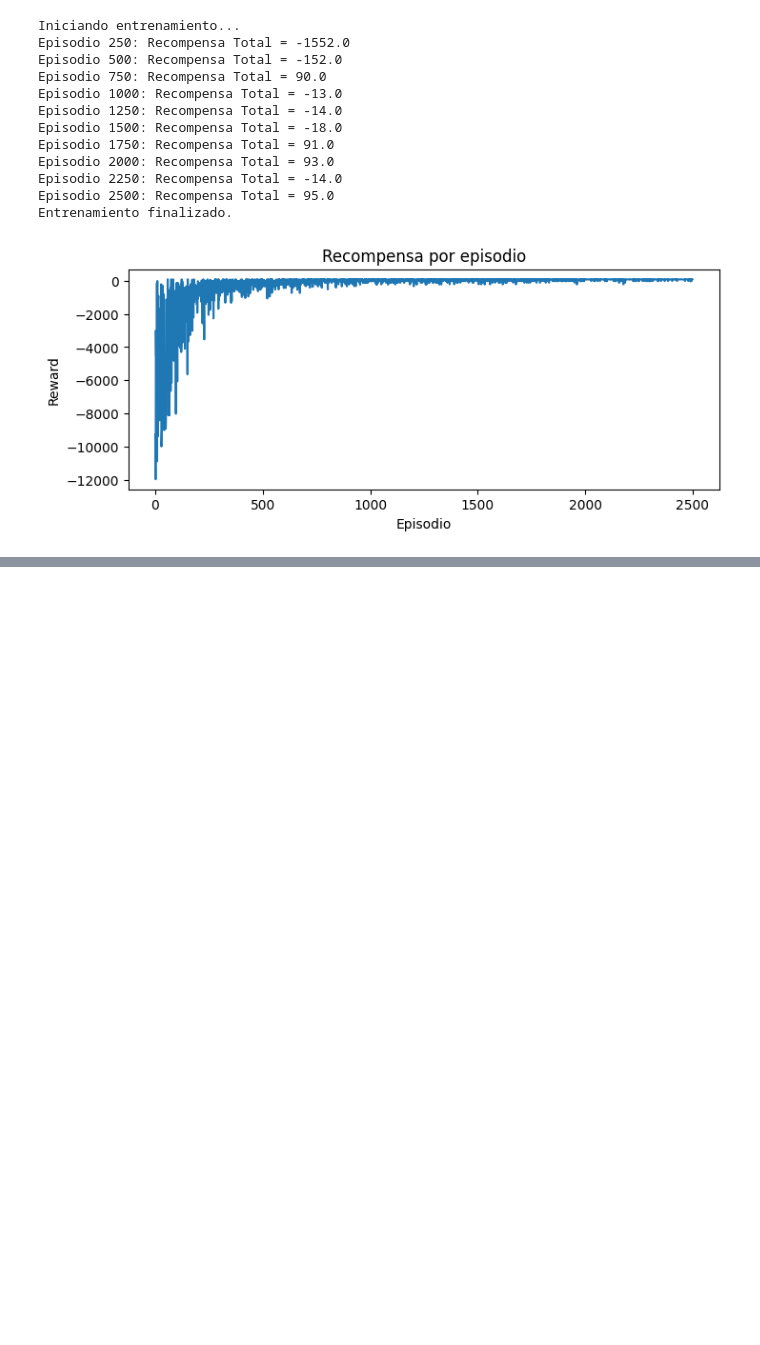
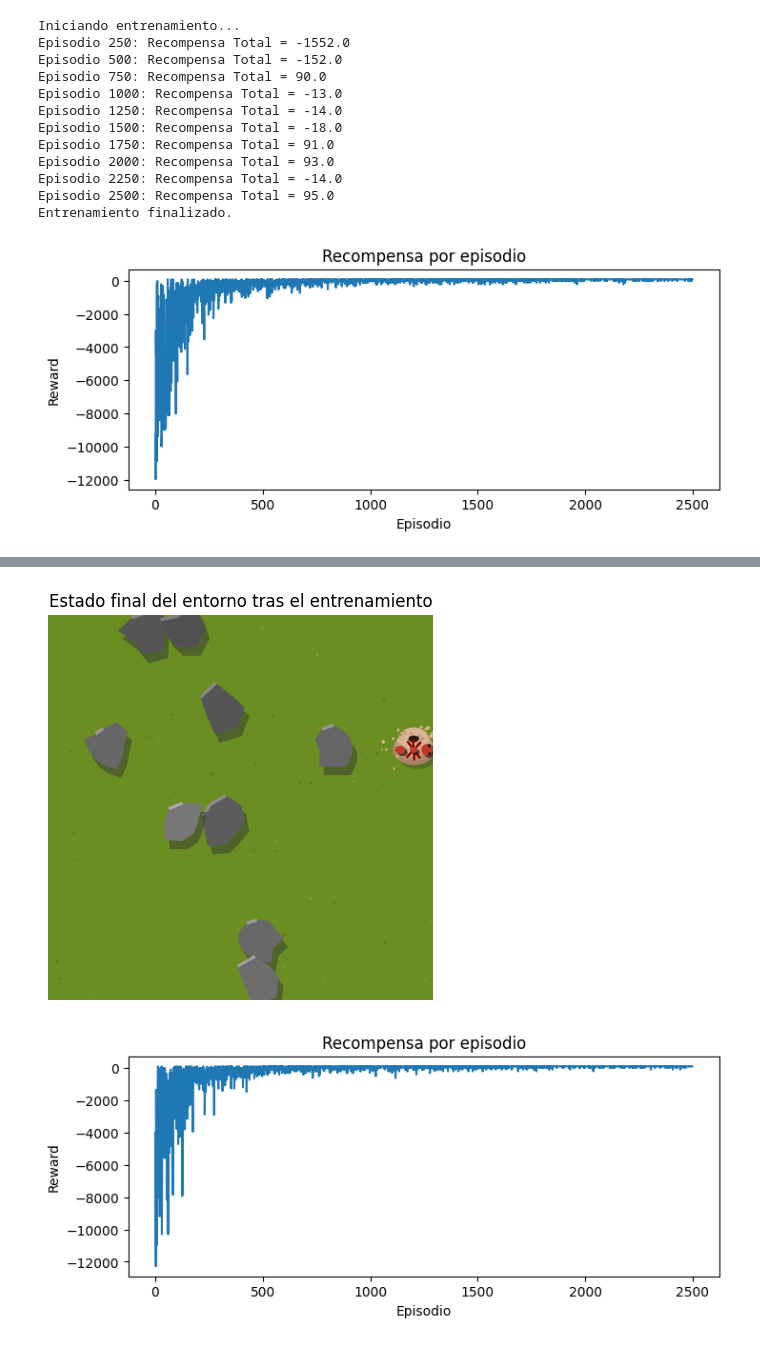
Before and after one commit to hcosta/mlvlab, a Jupyter notebook: learning/panels-1/panel-1-2/training.ipynb, the cells around one changed output, grey strips where cells are left out. Cells and saved outputs as stored; diff of their text form; code cells hidden in the pictures; blank space fills up the shorter version.

```diff
--- a/learning/panels-1/panel-1-2/training.ipynb
+++ b/learning/panels-1/panel-1-2/training.ipynb
@@ -71,3 +71,73 @@ Episodio 2250: Recompensa Total = -14.0
 Episodio 2500: Recompensa Total = 95.0
 Entrenamiento finalizado.
 [figure]
+# %%
+import gymnasium as gym
+from mlvlab.agents.q_learning import QLearningAgent
+import matplotlib.pyplot as plt ### Mover el import aquí para usarlo antes
+
+# 1) Crear entorno base
+### CAMBIO: Añadir render_mode para poder capturar la imagen
+env = gym.make("mlv/ant-v1", render_mode="rgb_array")
+GRID_SIZE = env.unwrapped.GRID_SIZE
+
+# Adaptador manual
+def obs_to_state(obs, grid_size):
+    return int(obs[1]) * int(grid_size) + int(obs[0])
+
+# 2) Crear agente
+agent = QLearningAgent(
+    observation_space=gym.spaces.Discrete(GRID_SIZE * GRID_SIZE),
+    action_space=env.action_space,
+    learning_rate=0.1,
+    discount_factor=0.99,
+)
+
+# 3) Bucle de entrenamiento manual
+num_episodes = 2500
+print("Iniciando entrenamiento...")
+
+rewards = []
+last_frame = None ### NUEVO: Variable para guardar la última imagen
+for episode in range(num_episodes):
+    obs, info = env.reset()
+    state = obs_to_state(obs, GRID_SIZE)
+
+    done = False
+    total_reward = 0.0
+    while not done:
+        action = agent.act(state)
+        next_obs, reward, terminated, truncated, info = env.step(action)
+        next_state = obs_to_state(next_obs, GRID_SIZE)
+
+        agent.learn(state, action, reward, next_state, terminated or truncated)
+        state = next_state
+        total_reward += reward
+        done = terminated or truncated
+
+    rewards.append(total_reward)
+    if (episode + 1) % 250 == 0:
+        print(f"Episodio {episode + 1}: Recompensa Total = {total_reward}")
+
+### NUEVO: Capturar la imagen del entorno al final del último episodio
+last_frame = env.render()
+
+print("Entrenamiento finalizado.")
+env.close()
+
+### NUEVO: Mostrar la imagen capturada
+if last_frame is not None:
+    plt.figure(figsize=(5, 5))
+    plt.imshow(last_frame)
+    plt.title("Estado final del entorno tras el entrenamiento")
+    plt.axis('off') # Para que no se vean los ejes
+    plt.show()
+
+# Mostrar el gráfico de recompensas como antes
+plt.figure(figsize=(8,3))
+plt.plot(rewards)
+plt.title("Recompensa por episodio")
+plt.xlabel("Episodio")
+plt.ylabel("Reward")
+plt.show()
+# %% [output]
@@ -73,0 +156,2 @@ Entrenamiento finalizado.
+[figure, added]
+[figure, added]
```
Also changed, not shown: parts of 3 cells of this notebook, 6 other files.
